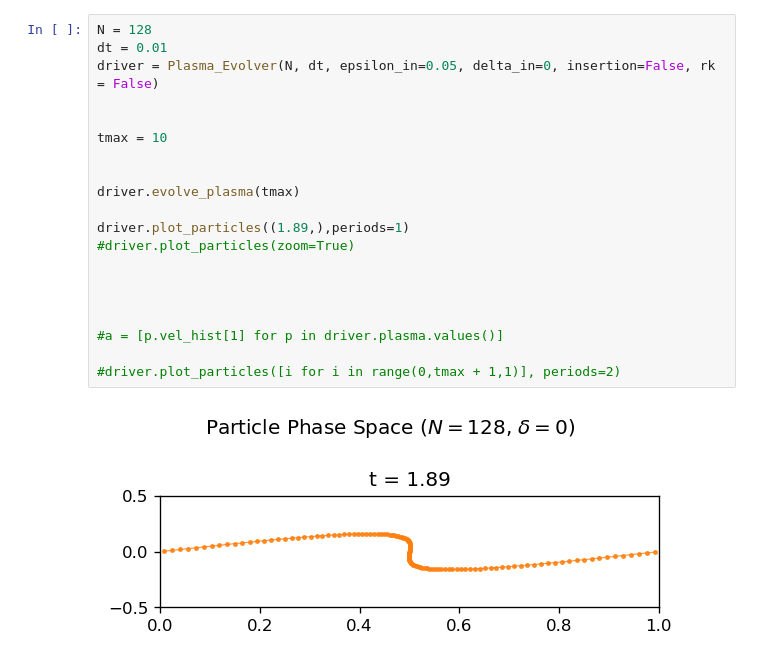
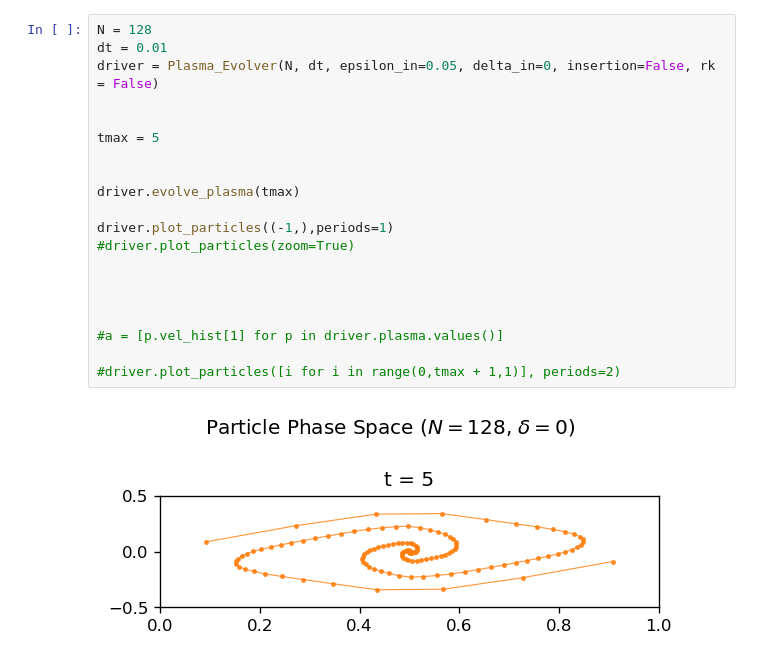
Before and after one commit to horaciomorenom/PlasmaModel, a Jupyter notebook: ColdStream.ipynb, the cells around one changed output. Saved outputs shown, nothing was run; the diff lists cells and outputs as text.

```diff
--- a/ColdStream.ipynb
+++ b/ColdStream.ipynb
@@ -574,22 +9,22 @@ def kd(p1: float, p2: float, delta: float) -> float:
 # %%
 N = 128
 dt = 0.01
 driver = Plasma_Evolver(N, dt, epsilon_in=0.05, delta_in=0, insertion=False, rk = False)
 
 
-tmax = 10
+tmax = 5
 
 
 driver.evolve_plasma(tmax)
 
-driver.plot_particles((1.89,),periods=1)
+driver.plot_particles((-1,),periods=1)
 #driver.plot_particles(zoom=True)
 
 
 
 
 #a = [p.vel_hist[1] for p in driver.plasma.values()]
 
 #driver.plot_particles([i for i in range(0,tmax + 1,1)], periods=2)
 # %% [output]
-[figure, old version]
+[figure, new version]
```
Also changed, not shown: parts of 16 cells of this notebook, 4 other files.
